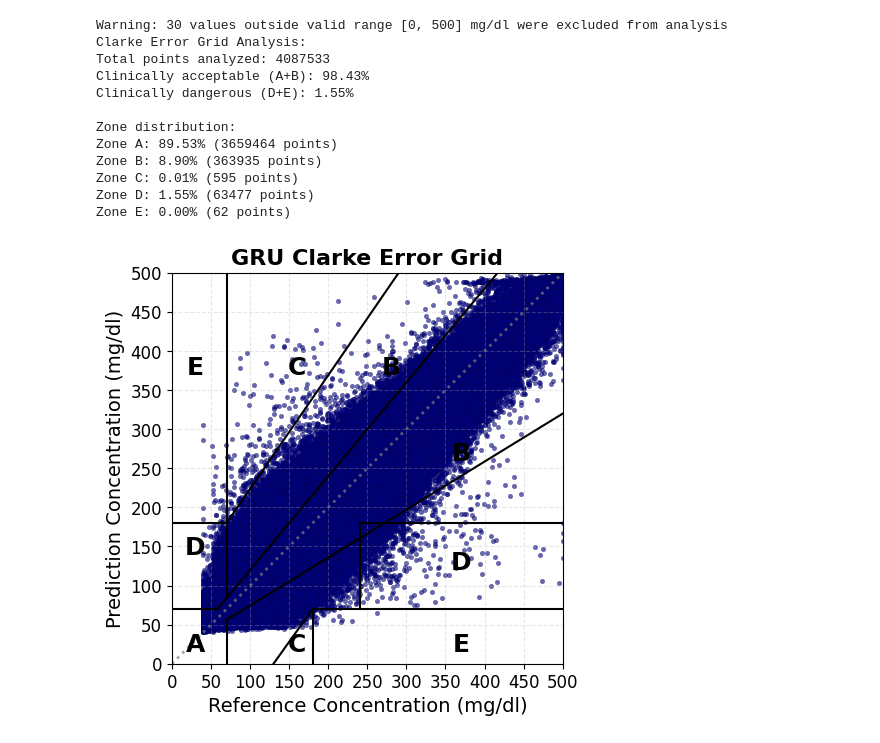
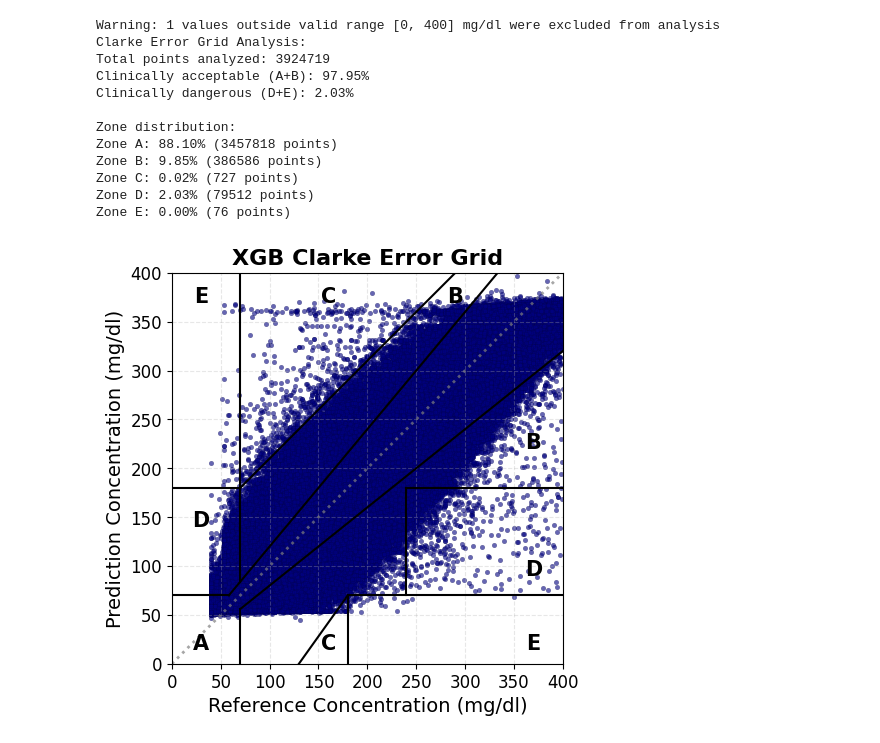
Before and after one commit to g-cer/t1d-bg-Granada, a Jupyter notebook: generate_ceg.ipynb, the cells around one changed output. Drawn from its saved outputs; the diff is of its cells as text; code cells hidden in the pictures.

Commit message:
rimosse misurazioni al di fuori del range [40, 400] rimossi outliers

```diff
--- a/generate_ceg.ipynb
+++ b/generate_ceg.ipynb
@@ -137,39 +142,39 @@ def get_clarke_error_grid_stats(ref_values, pred_values, title_string="", show_p
         plt.savefig(save_path, dpi=300, bbox_inches='tight', facecolor='white')
 
     return stats
-# %%
-df = pd.read_csv(f"{output_path}/gru_output.csv")
-
-# Analisi completa con statistiche dettagliate
-stats = get_clarke_error_grid_stats(
-    df["target"],
-    df["y_pred"],
-    "GRU",
-    show_plot=True,
-    save_path=f"{save_path}/gru_clarke_error_grid.png"
-)
-
-print("Clarke Error Grid Analysis:")
-print(f"Total points analyzed: {stats['total_points']}")
-print(f"Clinically acceptable (A+B): {stats['clinically_acceptable']:.2f}%")
-print(f"Clinically dangerous (D+E): {stats['clinically_dangerous']:.2f}%")
-print("\nZone distribution:")
-for zone, percentage in stats['zone_percentages'].items():
-    print(f"Zone {zone}: {percentage:.2f}% ({stats['zone_counts'][zone]} points)")
-# %% [output]
-Warning: 30 values outside valid range [0, 500] mg/dl were excluded from analysis
-Clarke Error Grid Analysis:
-Total points analyzed: 4087533
-Clinically acceptable (A+B): 98.43%
-Clinically dangerous (D+E): 1.55%
-
-Zone distribution:
-Zone A: 89.53% (3659464 points)
-Zone B: 8.90% (363935 points)
-Zone C: 0.01% (595 points)
-Zone D: 1.55% (63477 points)
-Zone E: 0.00% (62 points)
-[figure, removed]
+# %%
+df = pd.read_csv(f"{output_path}/xgb_output.csv")
+
+# Analisi completa con statistiche dettagliate
+stats = get_clarke_error_grid_stats(
+    df["target"],
+    df["y_pred"],
+    "XGB",
+    show_plot=True,
+    save_path=f"{save_path}/xgb_clarke_error_grid.png"
+)
+
+print("Clarke Error Grid Analysis:")
+print(f"Total points analyzed: {stats['total_points']}")
+print(f"Clinically acceptable (A+B): {stats['clinically_acceptable']:.2f}%")
+print(f"Clinically dangerous (D+E): {stats['clinically_dangerous']:.2f}%")
+print("\nZone distribution:")
+for zone, percentage in stats['zone_percentages'].items():
+    print(f"Zone {zone}: {percentage:.2f}% ({stats['zone_counts'][zone]} points)")
+# %% [output]
+Warning: 1 values outside valid range [0, 400] mg/dl were excluded from analysis
+Clarke Error Grid Analysis:
+Total points analyzed: 3924719
+Clinically acceptable (A+B): 97.95%
+Clinically dangerous (D+E): 2.03%
+
+Zone distribution:
+Zone A: 88.10% (3457818 points)
+Zone B: 9.85% (386586 points)
+Zone C: 0.02% (727 points)
+Zone D: 2.03% (79512 points)
+Zone E: 0.00% (76 points)
+[figure, added]
 # %%
 def analyze_best_worst_patients(df, title_prefix="", save_plots=True):
     """
```
Also changed, not shown: parts of 2 cells of this notebook, 3 other files.
